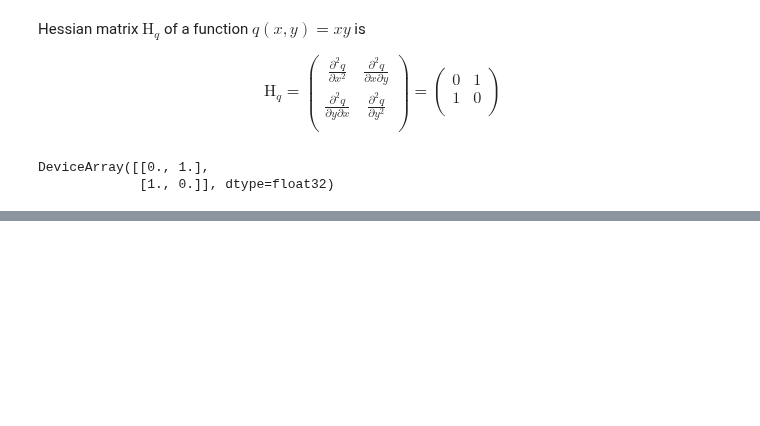
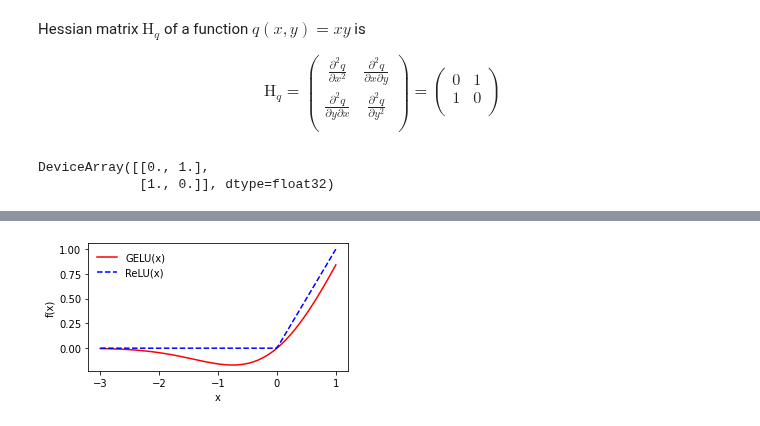
Before and after one commit to jancervenka/notebooks, a Jupyter notebook: jax_hessian.ipynb, the cells around one changed output, grey strips where cells are left out. Cells and saved outputs as stored; diff of their text form; code cells hidden in the pictures; blank space fills up the shorter version.

```diff
--- a/jax_hessian.ipynb
+++ b/jax_hessian.ipynb
@@ -90,3 +69,23 @@ hessian(q)(x)
 # %% [output]
 DeviceArray([[0., 1.],
              [1., 0.]], dtype=float32)
+# %%
+def gelu(x):
+    a = jnp.sqrt(2 / jnp.pi)
+    b = (x + 0.044715 * x ** 3)
+    return 0.5 * x * (1 + jnp.tanh(a * b))
+
+
+def softmax(x):
+    exp_x = jnp.exp(x)
+    return exp_x / jnp.sum(exp_x)
+
+
+def forward_pass(params, X):
+    W_0, b_0 = params["W_0"], params["b_0"]
+    activations = gelu(jnp.dot(X, W_0) + b_0)
+
+    W_1, b_1 = params["W_1"], params["b_1"]
+
+    output = jnp.dot(activations, W_1) + b_1
+    return jnp.apply_along_axis(softmax, 1, output)
@@ -92,0 +210,24 @@ DeviceArray([[0., 1.],
+# %%
+def relu(x):
+    return np.maximum(x, 0)
+
+
+fig, ax = plt.subplots(1, 1, figsize=(4.5, 2.5))
+
+x = jnp.linspace(-3, 1, 100)
+ax.plot(x, gelu(x), color="red", label="GELU(x)")
+ax.plot(x, relu(x), color="blue", linestyle="--", label="ReLU(x)")
+ax.set_xlabel("x")
+ax.set_ylabel("f(x)")
+
+plt.legend(framealpha=0)
+plt.tight_layout()
+
+fig_path = os.path.join(
+    usr, "Documents/site/assets/img/gelu.svg"
+)
+
+plt.savefig(fig_path, transparent=True)
+plt.show()
+# %% [output]
+[figure, added]
```
Also changed, not shown: parts of 15 cells of this notebook.
